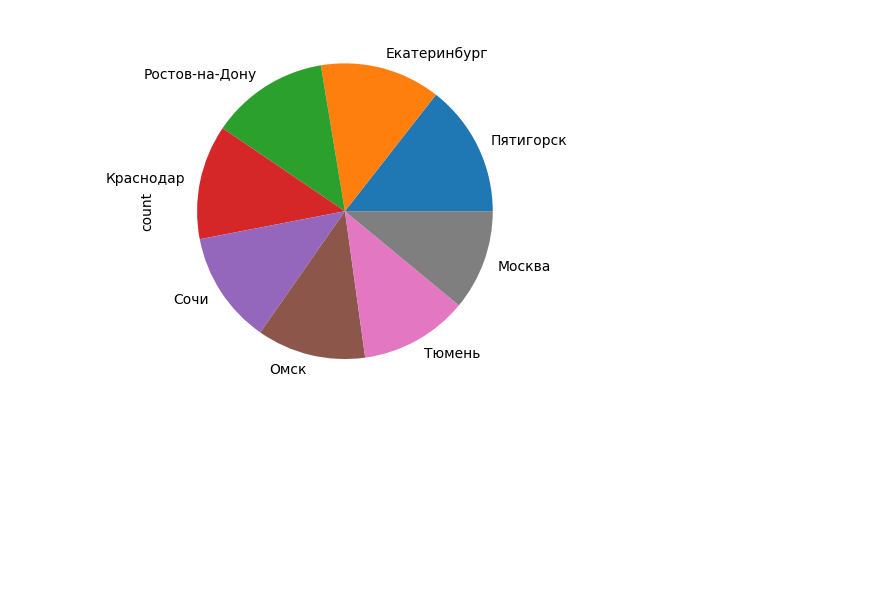
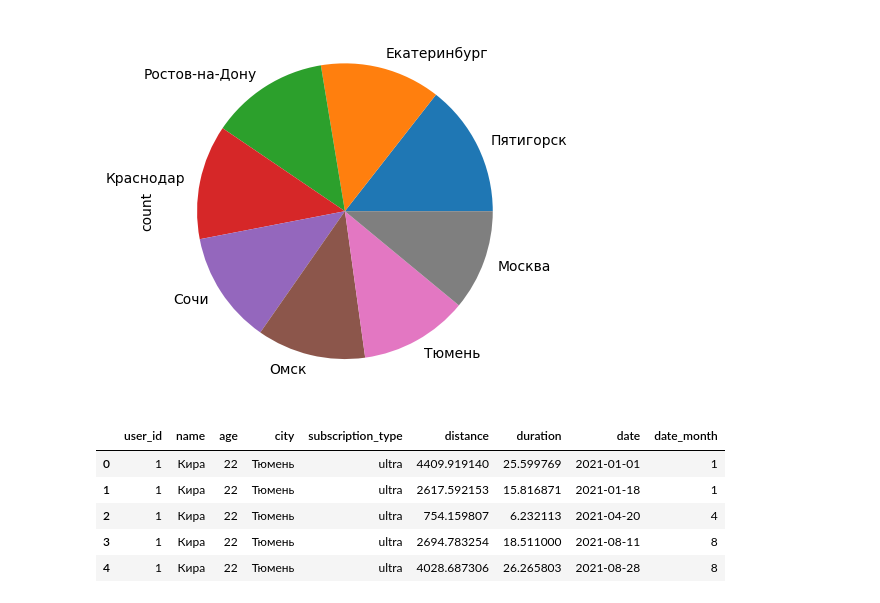
Before and after one commit to DrozhzhinD/lastbull, a Jupyter notebook: tt/t_test.ipynb, the cells around one changed output. Cells and saved outputs as stored; diff of their text form; code cells hidden in the pictures; blank space fills up the shorter version.

```diff
--- a/tt/t_test.ipynb
+++ b/tt/t_test.ipynb
@@ -51,3 +51,14 @@ users.city.value_counts().plot.pie()
 # %% [output]
 <Axes: ylabel='count'>
 [figure]
+# %%
+data = users.merge(rides, on='user_id')
+data['date_month'] = data['date'].dt.month
+data.head()
+# %% [output]
+|  | user_id | name | age | city | subscription_type | distance | duration | date | date_month |
+| 0 | 1 | Кира | 22 | Тюмень | ultra | 4409.919140 | 25.599769 | 2021-01-01 | 1 |
+| 1 | 1 | Кира | 22 | Тюмень | ultra | 2617.592153 | 15.816871 | 2021-01-18 | 1 |
+| 2 | 1 | Кира | 22 | Тюмень | ultra | 754.159807 | 6.232113 | 2021-04-20 | 4 |
+| 3 | 1 | Кира | 22 | Тюмень | ultra | 2694.783254 | 18.511000 | 2021-08-11 | 8 |
+| 4 | 1 | Кира | 22 | Тюмень | ultra | 4028.687306 | 26.265803 | 2021-08-28 | 8 |
```
Also changed, not shown: parts of 1 cell of this notebook.
